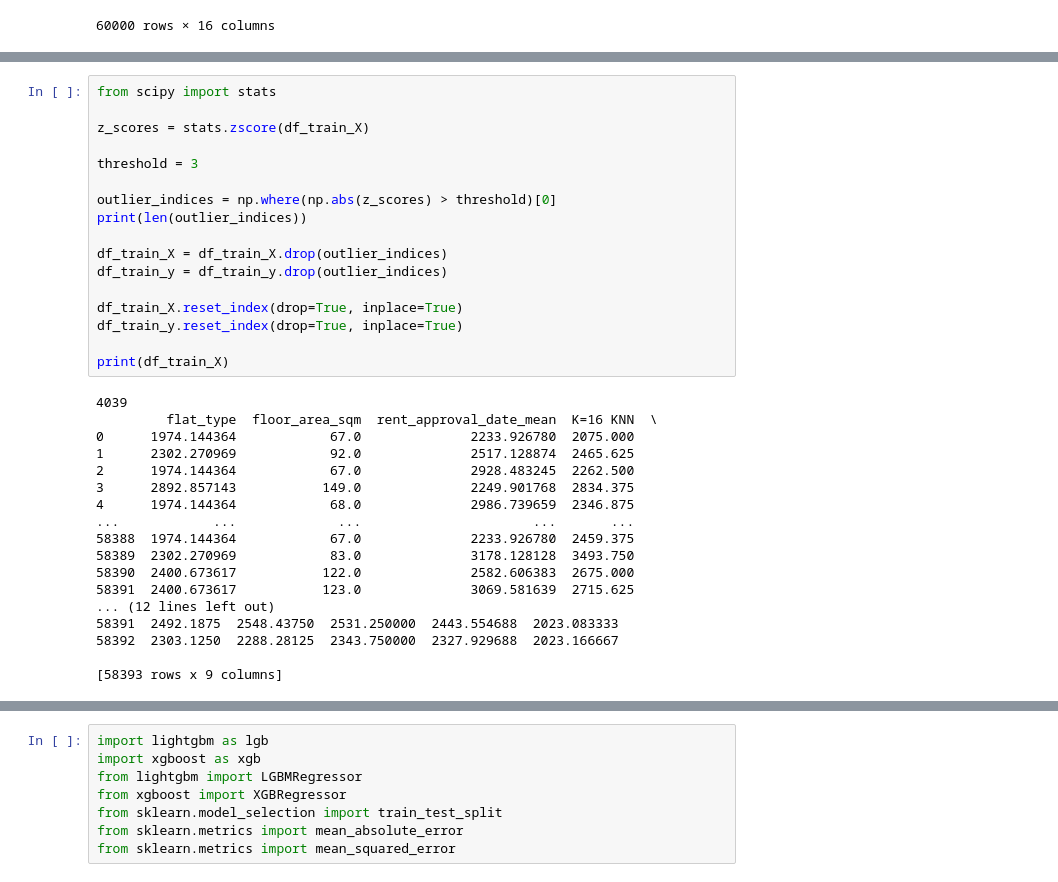
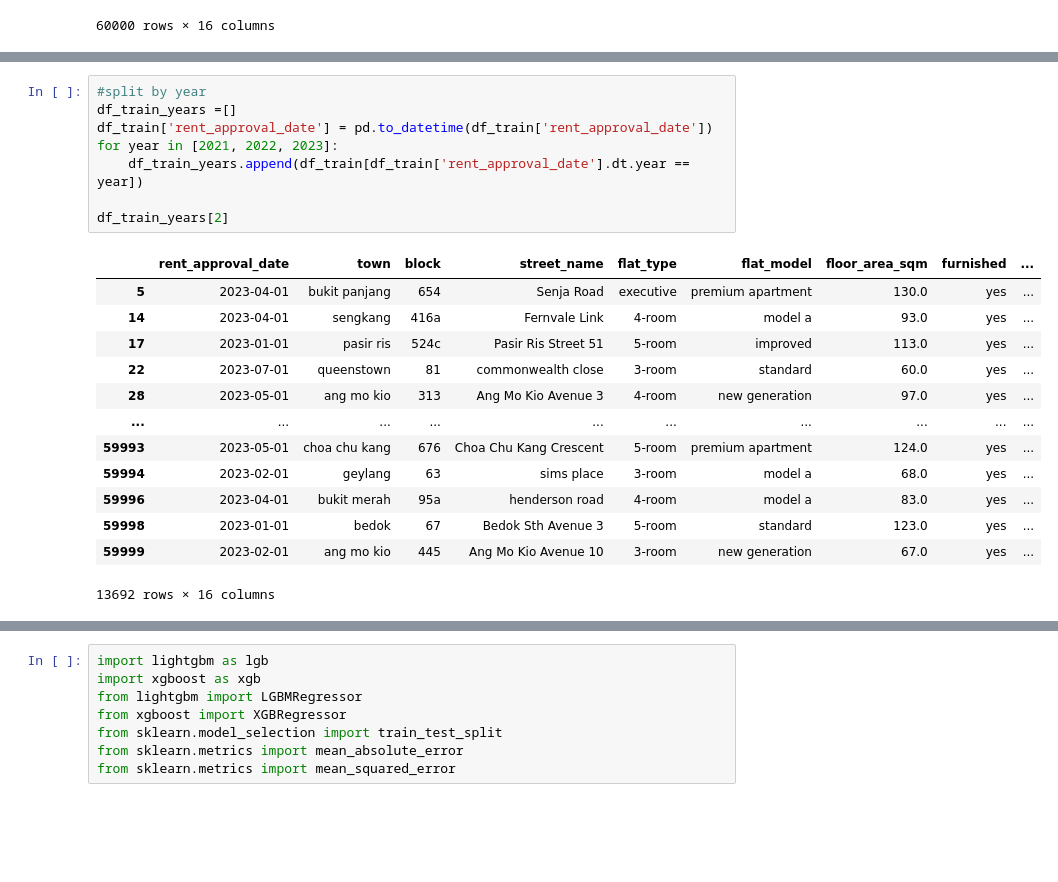
Before and after one commit to Concyclics/NUS-CS5228-project, a Jupyter notebook: predict_with_KNN_feature.ipynb, the cells around one changed output, grey strips where cells are left out. Saved outputs shown, nothing was run; the diff lists cells and outputs as text; blank space fills up the shorter version.

Commit message:
split year and girdSearch

```diff
--- a/predict_with_KNN_feature.ipynb
+++ b/predict_with_KNN_feature.ipynb
@@ -418,35 +307,22 @@ df_train_X
-# %%
-from scipy import stats
-
-z_scores = stats.zscore(df_train_X)
-
-threshold = 3
-
-outlier_indices = np.where(np.abs(z_scores) > threshold)[0]
-print(len(outlier_indices))
-
-df_train_X = df_train_X.drop(outlier_indices)
-df_train_y = df_train_y.drop(outlier_indices)
-
-df_train_X.reset_index(drop=True, inplace=True)
-df_train_y.reset_index(drop=True, inplace=True)
-
-print(df_train_X)
-# %% [output]
-4039
-         flat_type  floor_area_sqm  rent_approval_date_mean  K=16 KNN  \
-0      1974.144364            67.0              2233.926780  2075.000
-1      2302.270969            92.0              2517.128874  2465.625
-2      1974.144364            67.0              2928.483245  2262.500
-3      2892.857143           149.0              2249.901768  2834.375
-4      1974.144364            68.0              2986.739659  2346.875
-...            ...             ...                      ...       ...
-58388  1974.144364            67.0              2233.926780  2459.375
-58389  2302.270969            83.0              3178.128128  3493.750
-58390  2400.673617           122.0              2582.606383  2675.000
-58391  2400.673617           123.0              3069.581639  2715.625
-... (12 lines left out)
-58391  2492.1875  2548.43750  2531.250000  2443.554688  2023.083333
-58392  2303.1250  2288.28125  2343.750000  2327.929688  2023.166667
-
-[58393 rows x 9 columns]
+# %%
+#split by year
+df_train_years =[]
+df_train['rent_approval_date'] = pd.to_datetime(df_train['rent_approval_date'])
+for year in [2021, 2022, 2023]:
+    df_train_years.append(df_train[df_train['rent_approval_date'].dt.year == year])
+
+df_train_years[2]
+# %% [output]
+|  | rent_approval_date | town | block | street_name | flat_type | flat_model | floor_area_sqm | furnished | ... |
+| 5 | 2023-04-01 | bukit panjang | 654 | Senja Road | executive | premium apartment | 130.0 | yes | ... |
+| 14 | 2023-04-01 | sengkang | 416a | Fernvale Link | 4-room | model a | 93.0 | yes | ... |
+| 17 | 2023-01-01 | pasir ris | 524c | Pasir Ris Street 51 | 5-room | improved | 113.0 | yes | ... |
+| 22 | 2023-07-01 | queenstown | 81 | commonwealth close | 3-room | standard | 60.0 | yes | ... |
+| 28 | 2023-05-01 | ang mo kio | 313 | Ang Mo Kio Avenue 3 | 4-room | new generation | 97.0 | yes | ... |
+| ... | ... | ... | ... | ... | ... | ... | ... | ... | ... |
+| 59993 | 2023-05-01 | choa chu kang | 676 | Choa Chu Kang Crescent | 5-room | premium apartment | 124.0 | yes | ... |
+| 59994 | 2023-02-01 | geylang | 63 | sims place | 3-room | model a | 68.0 | yes | ... |
+| 59996 | 2023-04-01 | bukit merah | 95a | henderson road | 4-room | model a | 83.0 | yes | ... |
+| 59998 | 2023-01-01 | bedok | 67 | Bedok Sth Avenue 3 | 5-room | standard | 123.0 | yes | ... |
+| 59999 | 2023-02-01 | ang mo kio | 445 | Ang Mo Kio Avenue 10 | 3-room | new generation | 67.0 | yes | ... |
+13692 rows × 16 columns
```
Also changed, not shown: parts of 28 cells of this notebook, 1 other file.
